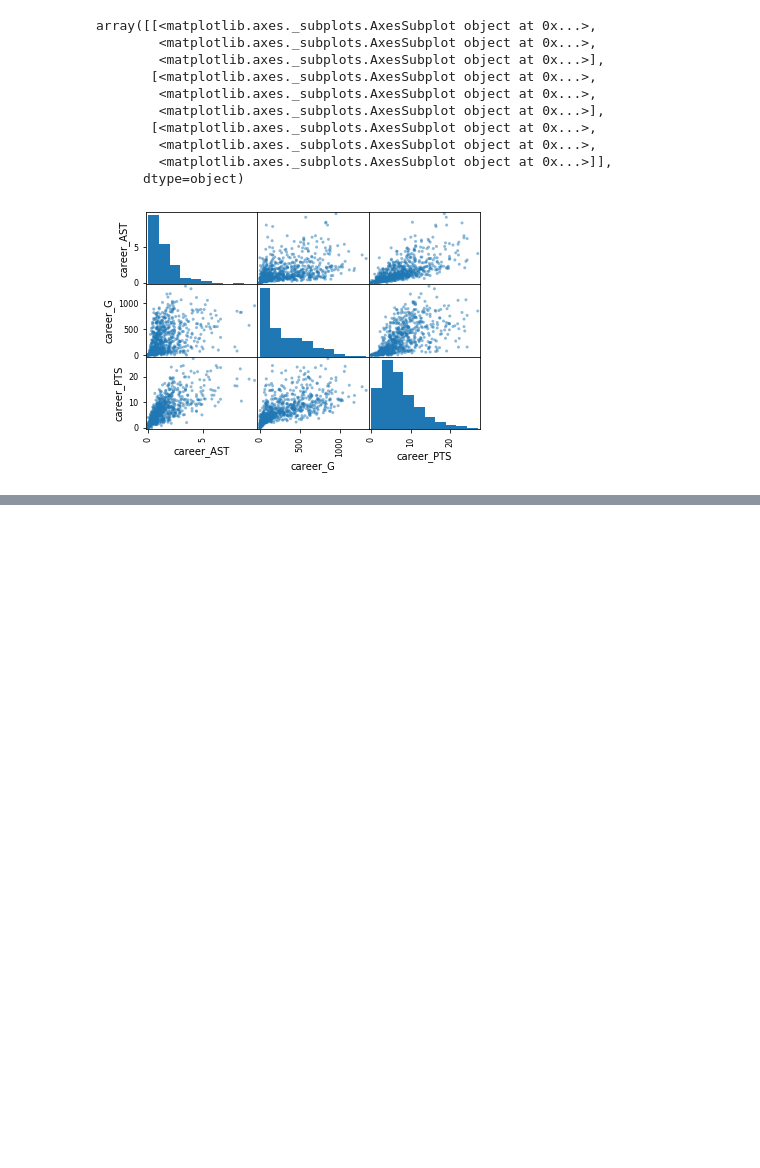
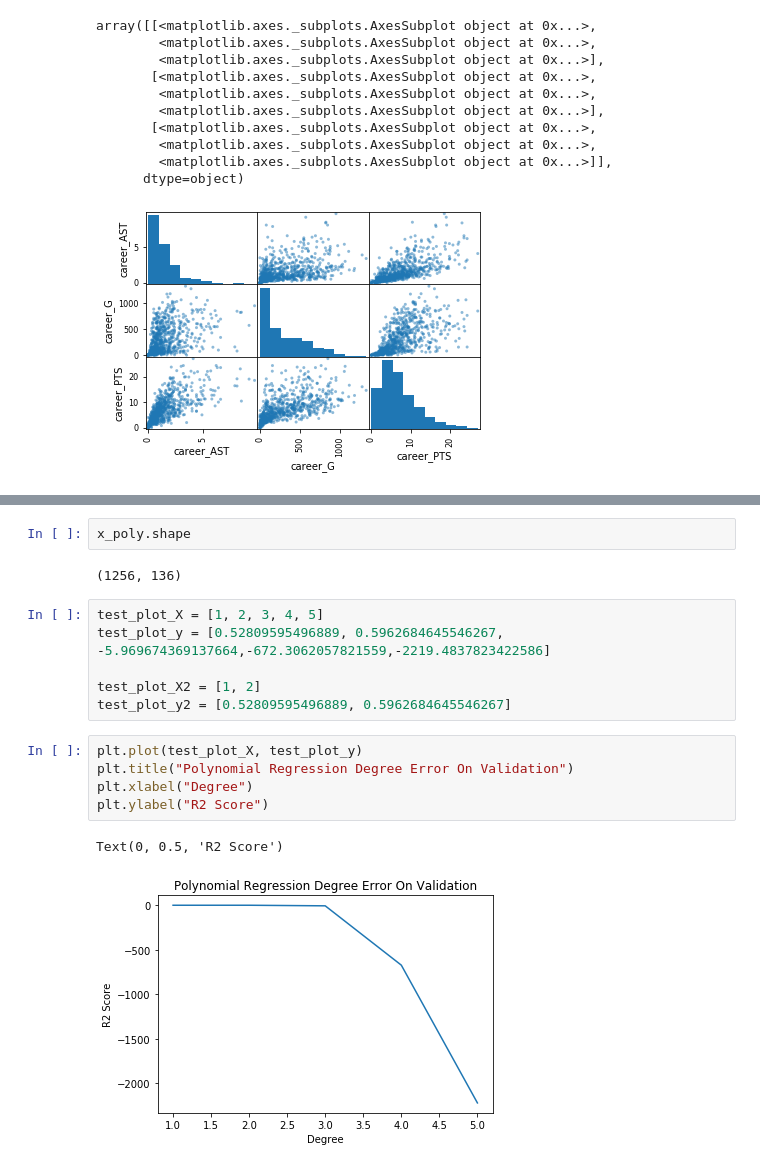
Before and after one commit to m6cortez/COGS_118B_Project, a Jupyter notebook: NBA_Salaries.ipynb, the cells around one changed output, grey strips where cells are left out. Drawn from its saved outputs; the diff is of its cells as text; blank space fills up the shorter version.

```diff
--- a/NBA_Salaries.ipynb
+++ b/NBA_Salaries.ipynb
@@ -86,0 +374,18 @@ array([[<matplotlib.axes._subplots.AxesSubplot object at 0x...>,
+# %%
+x_poly.shape
+# %% [output]
+(1256, 136)
+# %%
+test_plot_X = [1, 2, 3, 4, 5]
+test_plot_y = [0.52809595496889, 0.5962684645546267, -5.969674369137664,-672.3062057821559,-2219.4837823422586]
+
+test_plot_X2 = [1, 2]
+test_plot_y2 = [0.52809595496889, 0.5962684645546267]
+# %%
+plt.plot(test_plot_X, test_plot_y)
+plt.title("Polynomial Regression Degree Error On Validation")
+plt.xlabel("Degree")
+plt.ylabel("R2 Score")
+# %% [output]
+Text(0, 0.5, 'R2 Score')
+[figure, added]
```
Also changed, not shown: parts of 70 cells of this notebook, 15 other files.
